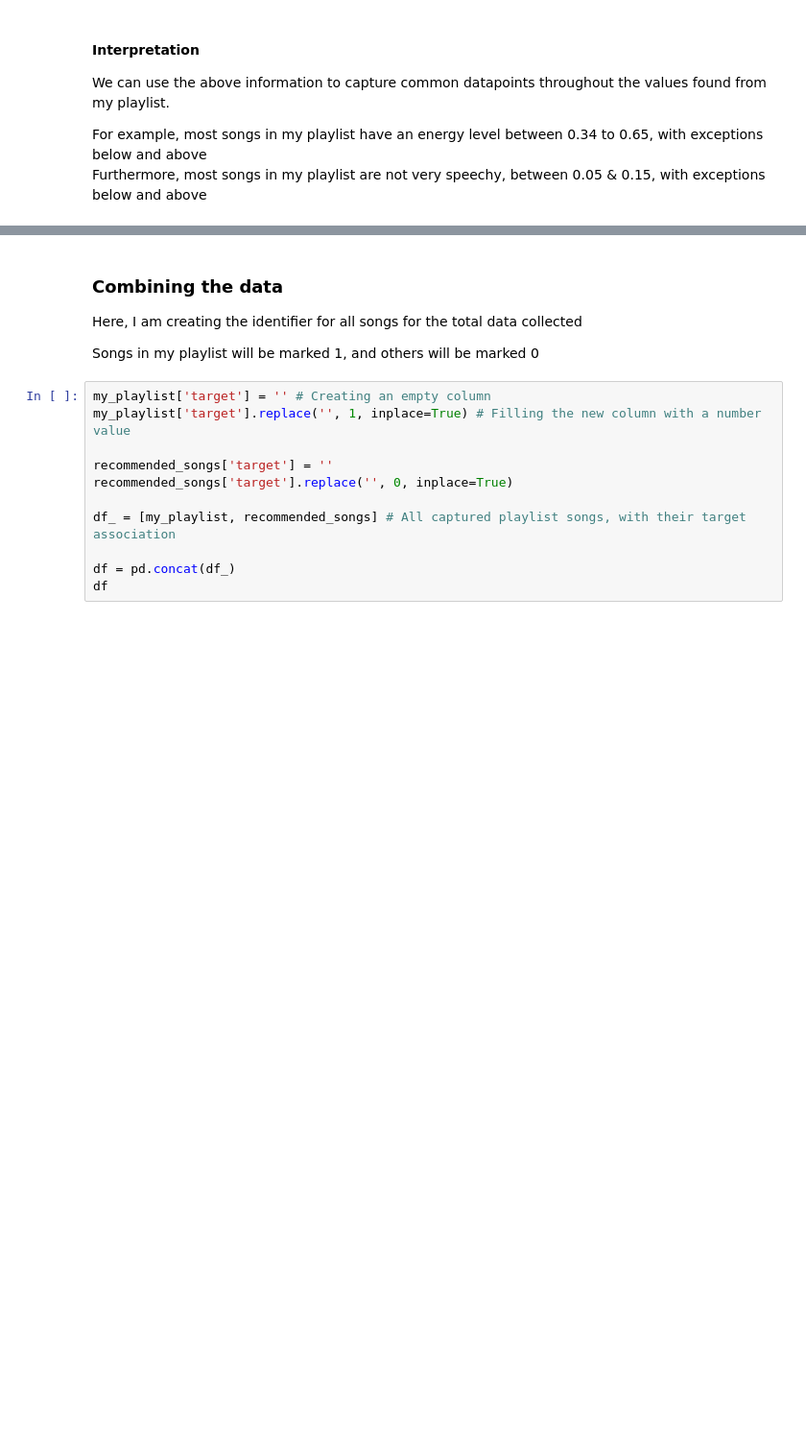
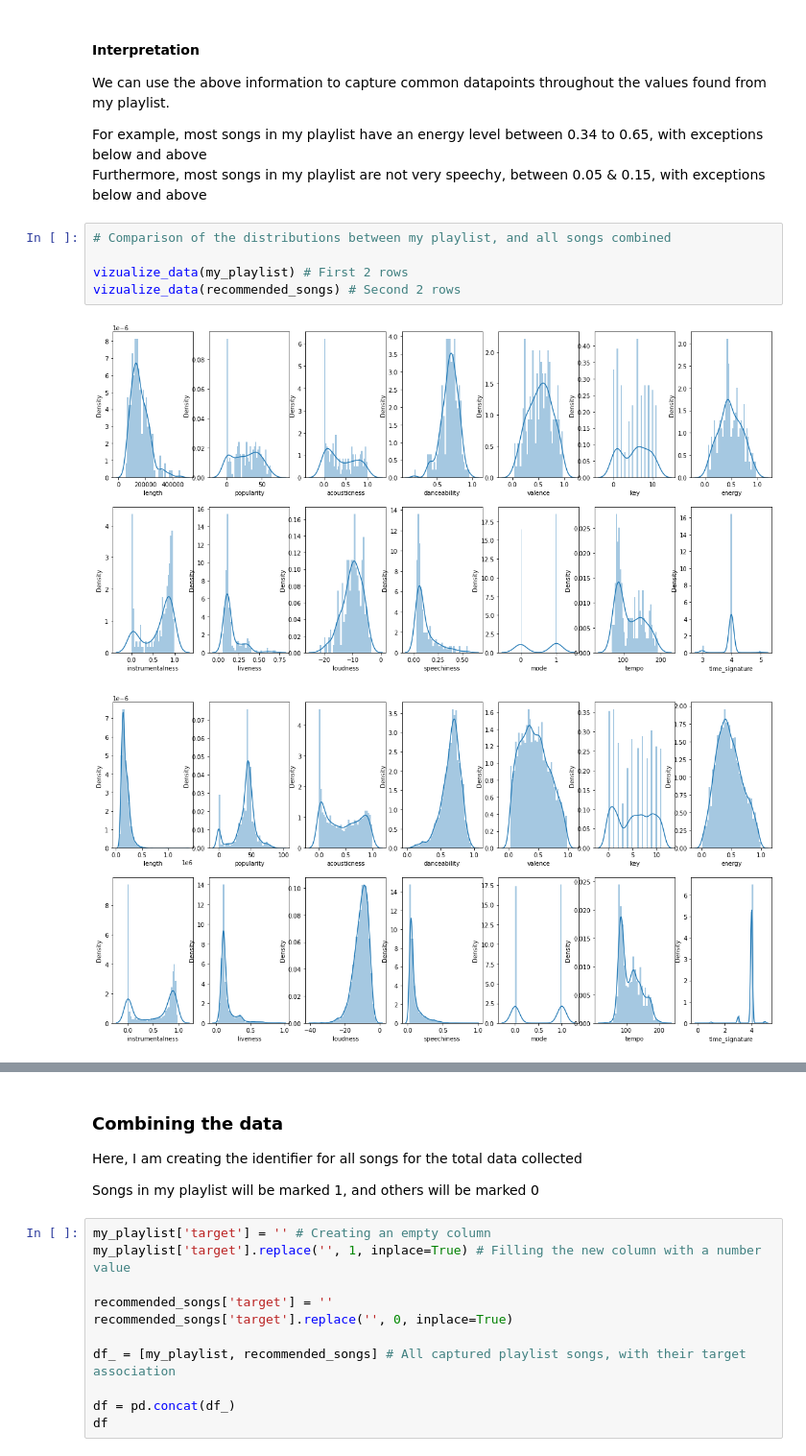
Before and after one commit to Pharoah0/Spotify-Playlist-Analysis-w-Recommendation, a Jupyter notebook: analyzing_playlists.ipynb, the cells around one changed output, grey strips where cells are left out. Shown: that part at 96% size. Saved outputs shown, nothing was run; the diff lists cells and outputs as text; blank space fills up the shorter version.

```diff
--- a/analyzing_playlists.ipynb
+++ b/analyzing_playlists.ipynb
@@ -149,3 +152,11 @@ We can use the above information to capture common datapoints throughout the val
 For example, most songs in my playlist have an energy level between 0.34 to 0.65, with exceptions below and above
 <br>
 Furthermore, most songs in my playlist are not very speechy, between 0.05 & 0.15, with exceptions below and above
+# %%
+# Comparison of the distributions between my playlist, and all songs combined
+
+vizualize_data(my_playlist) # First 2 rows
+vizualize_data(recommended_songs) # Second 2 rows
+# %% [output]
+[figure]
+[figure, new version]
```
Also changed, not shown: parts of 22 cells of this notebook.
